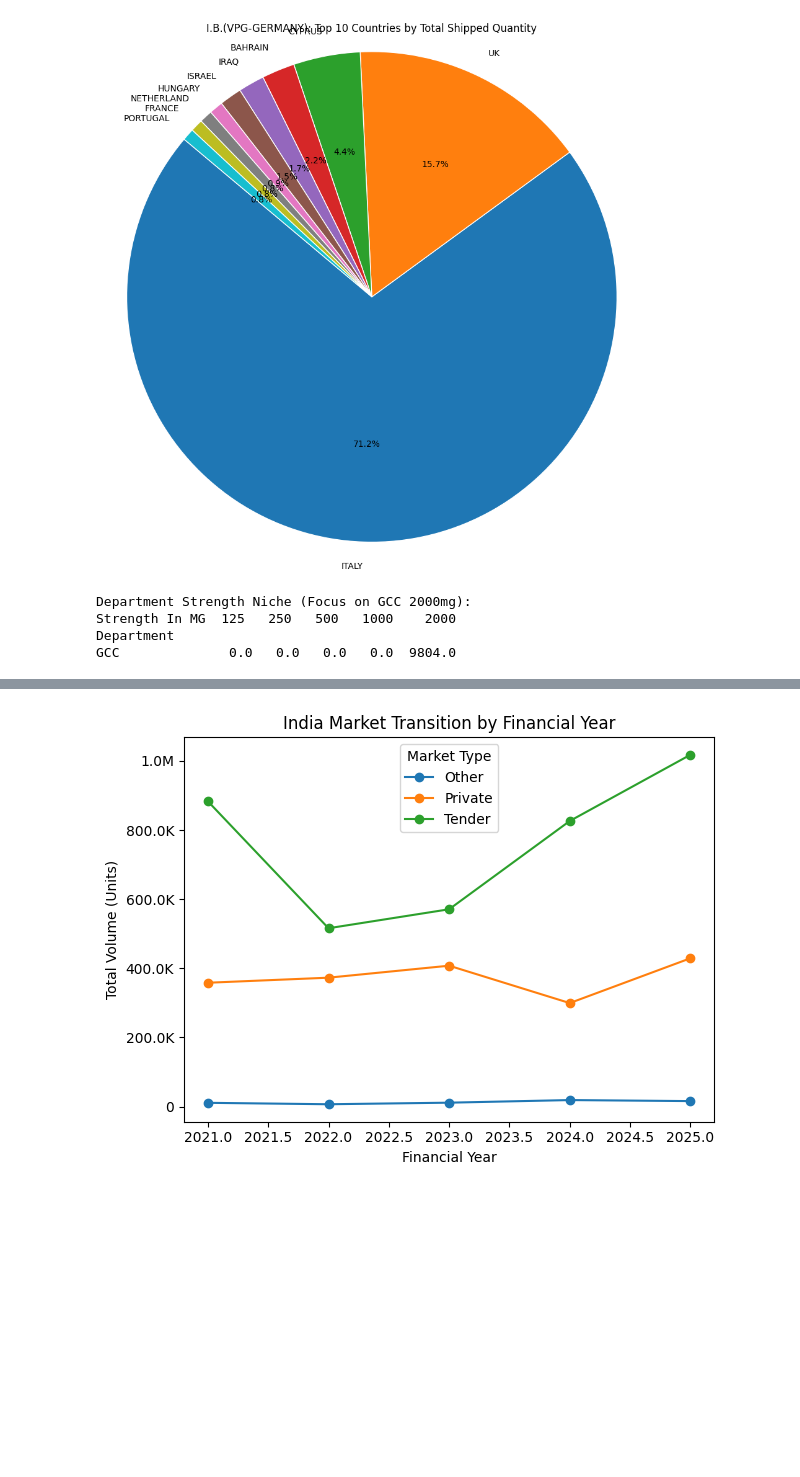
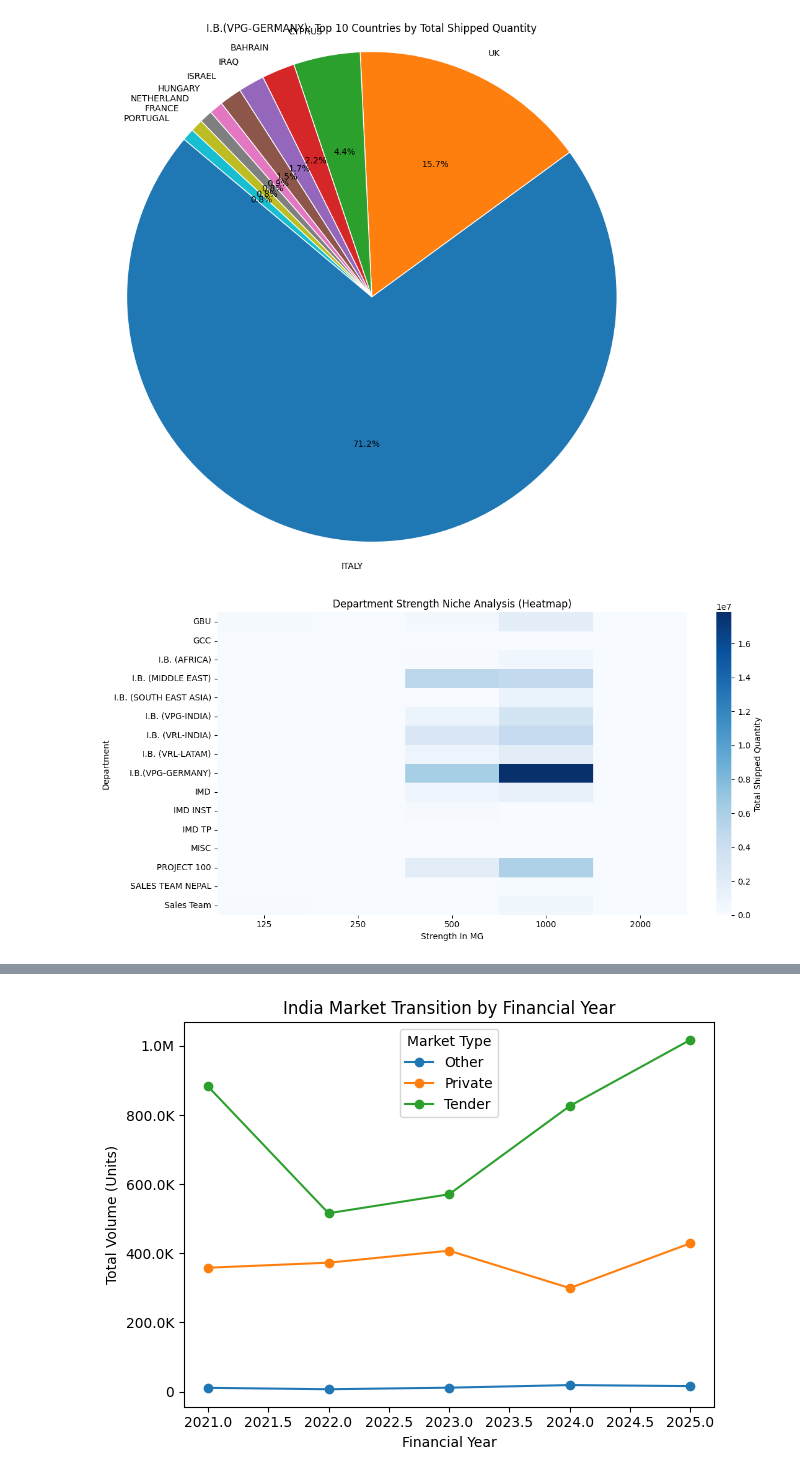
Before and after one commit to Manish-Intern-Venus/Forecast_Exploration, a Jupyter notebook: main.ipynb, the cells around one changed output, grey strips where cells are left out. Saved outputs shown, nothing was run; the diff lists cells and outputs as text; code cells hidden in the pictures; blank space fills up the shorter version.

```diff
--- a/main.ipynb
+++ b/main.ipynb
@@ -267,15 +267,17 @@ plt.show()
 # %%
 # 9) Strength-to-Department Niche Specialization
 # Create Department x Strength matrix (missing combinations set to 0).
 niche_analysis = df2.groupby(['Department', 'Strength In MG'])['Total Qty'].sum().unstack().fillna(0)
-# Show GCC row to verify whether demand is concentrated at specific strength(s).
-print('Department Strength Niche (Focus on GCC 2000mg):')
-print(niche_analysis.loc[['GCC']])
+# visualize with a heatmap
+plt.figure(figsize=(12, 6))
+sns.heatmap(niche_analysis, cmap='Blues', cbar_kws={'label': 'Total Shipped Quantity'})
+plt.title('Department Strength Niche Analysis (Heatmap)')
+plt.xlabel('Strength In MG')
+plt.ylabel('Department')
+plt.tight_layout()
+plt.show()
 # %% [output]
-Department Strength Niche (Focus on GCC 2000mg):
-Strength In MG  125   250   500   1000    2000
-Department
-GCC              0.0   0.0   0.0   0.0  9804.0
+[figure, added]
 # %%
 # 10) Regulatory Standards Mapping (Pharmacopoeia vs Country)
 # Build country-standard matrix, then rank countries by overall total volume.
```
Also changed, not shown: parts of 15 cells of this notebook, 4 other files.
